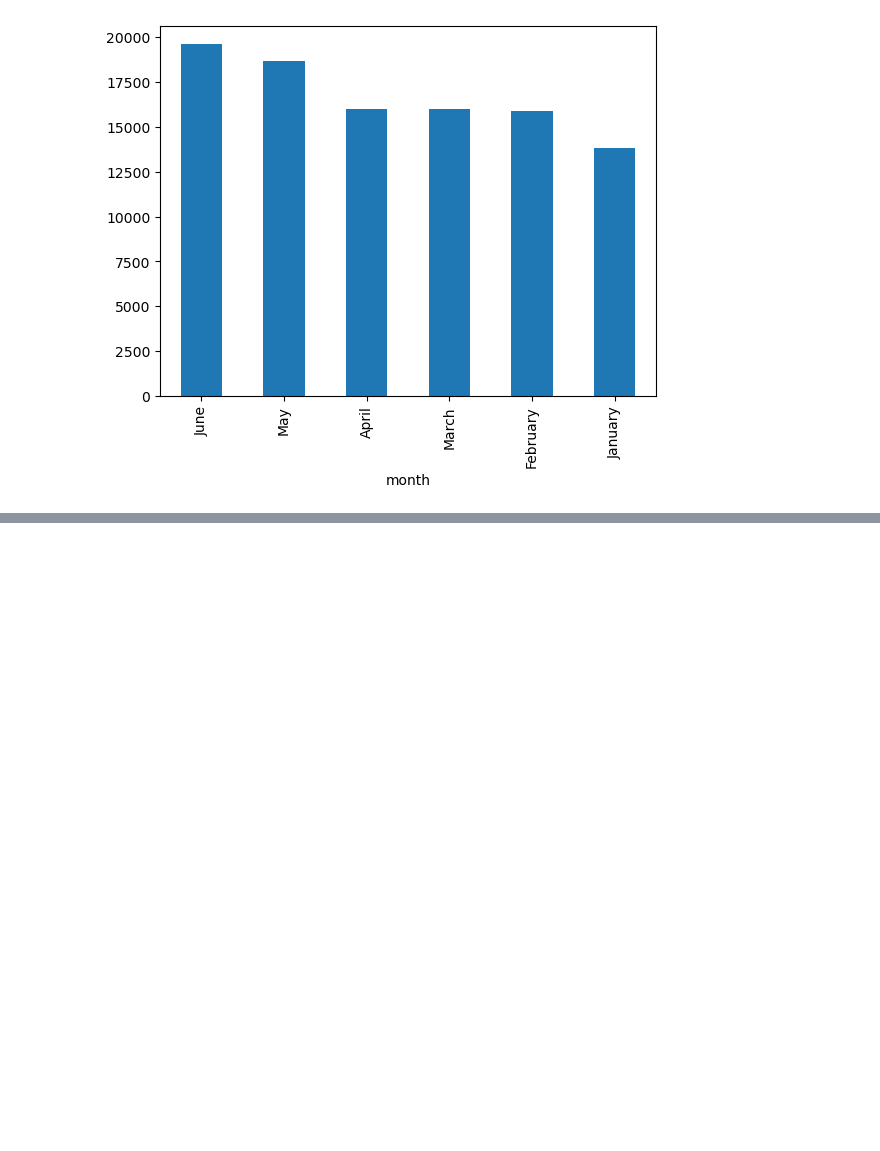
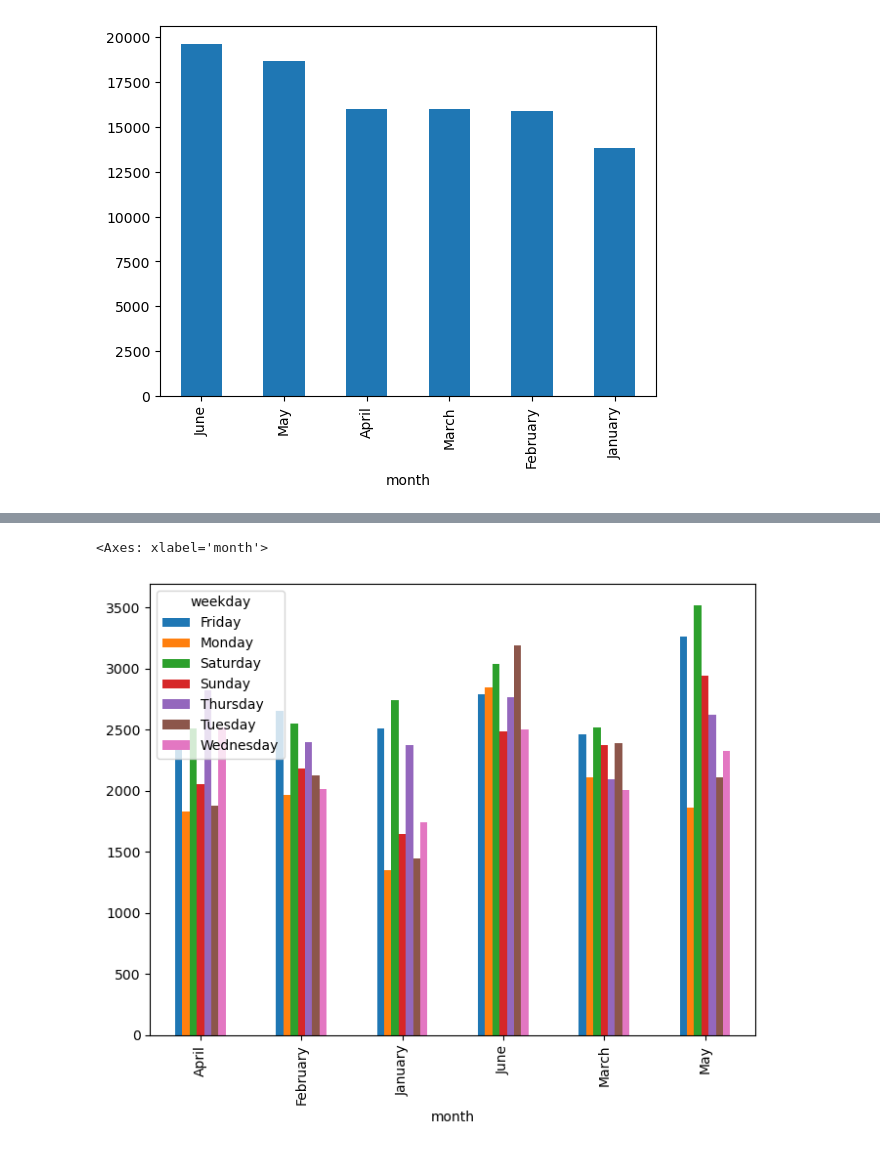
Before and after one commit to Aru-jan/Uber, a Jupyter notebook: uber_project.ipynb, the cells around one changed output, grey strips where cells are left out. Saved outputs shown, nothing was run; the diff lists cells and outputs as text; code cells hidden in the pictures; blank space fills up the shorter version.

Commit message:
pivot and groupped bar for month/weekdays

```diff
--- a/uber_project.ipynb
+++ b/uber_project.ipynb
@@ -151,3 +162,8 @@ uber_15['month'].value_counts().plot(kind="bar")
 # %% [output]
 <Axes: xlabel='month'>
 [figure]
+# %%
+uber_15['weekday'] = uber_15['Pickup_date'].dt.day_name()
+uber_15['day'] = uber_15['Pickup_date'].dt.day
+uber_15['hour'] = uber_15['Pickup_date'].dt.hour
+uber_15['minute'] = uber_15['Pickup_date'].dt.minute
@@ -153,0 +179,3 @@ uber_15['month'].value_counts().plot(kind="bar")
+# %%
+pivot = pd.crosstab(index=uber_15['month'], columns = uber_15['weekday'])
+pivot
@@ -153,0 +191,5 @@ uber_15['month'].value_counts().plot(kind="bar")
+# %%
+pivot.plot(kind='bar', figsize=(8,6))
+# %% [output]
+<Axes: xlabel='month'>
+[figure, added]
```
Also changed, not shown: parts of 3 cells of this notebook.
